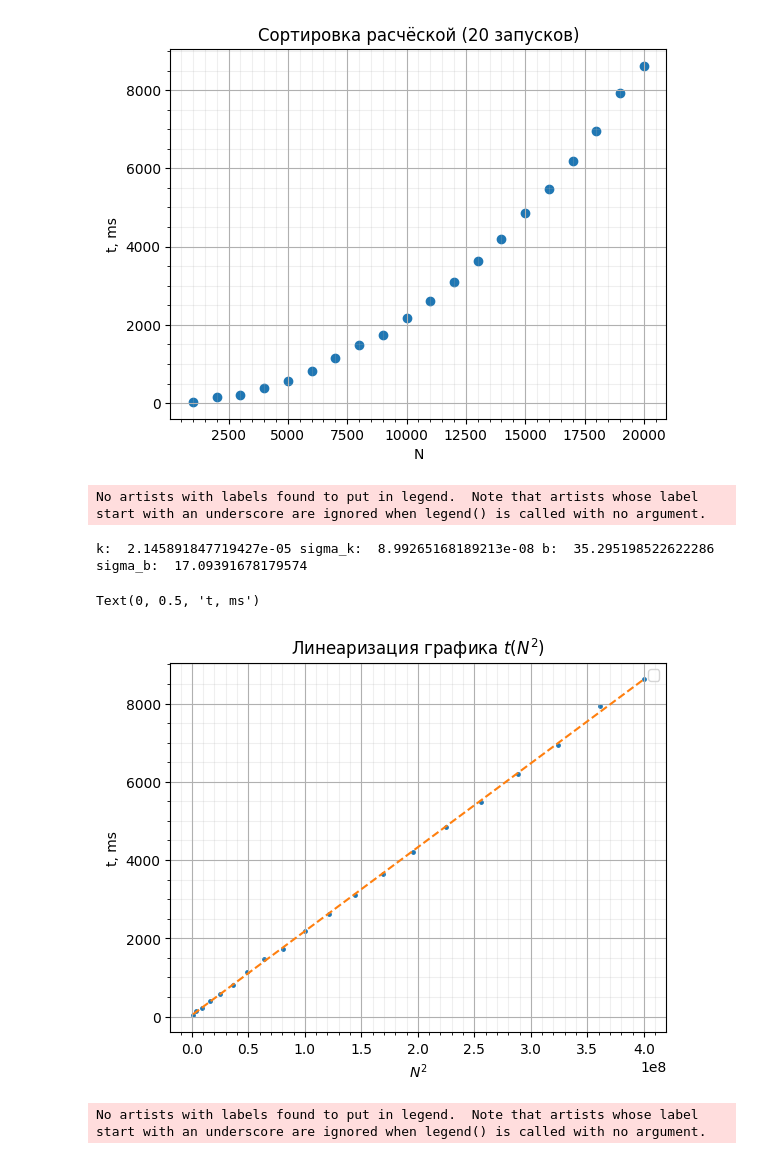
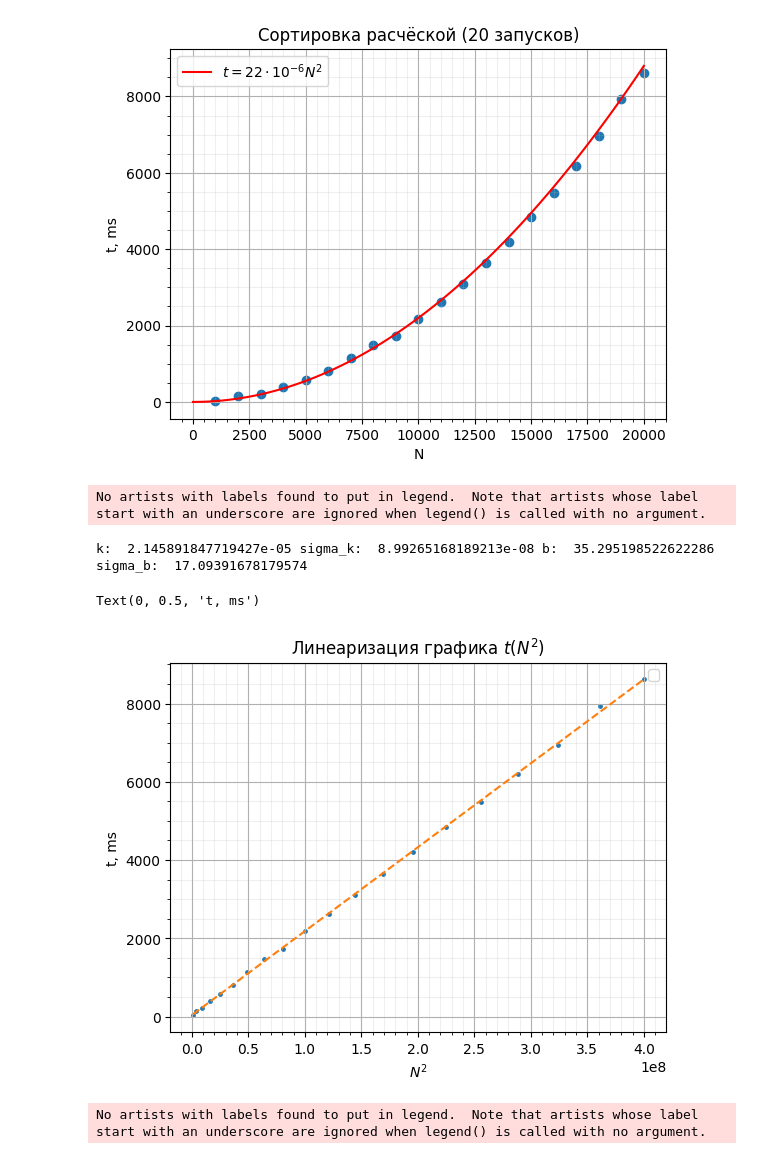
Before and after one commit to IvanKasyanov2004/C-1-term, a Jupyter notebook: lab2/2/graph.ipynb, the cells around one changed output. Cells and saved outputs as stored; diff of their text form; code cells hidden in the pictures.

Commit message:
graph edited

```diff
--- a/lab2/2/graph.ipynb
+++ b/lab2/2/graph.ipynb
@@ -52,27 +52,32 @@ def MHK2(x, y, s_y=None, s_x=None, label=None, scattercolor=None, linecolor=None
 # %%
 f1 = open('comb_sort.txt', 'r')
 lines1 = f1.readlines()
 t1 = np.array(list(map(int, lines1[0].split())))
 N1 = np.array(list(map(int, lines1[1].split())))
 plt.scatter(N1, t1)
 plt.grid(True)
 plt.minorticks_on()
 plt.grid(which = 'minor', alpha = 0.2)
 plt.title("Сортировка расчёской (20 запусков)")
 plt.xlabel("N")
 plt.ylabel("t, ms")
+
+x = np.linspace(0, 20000, 100)
+y = np.array(x ** 2) * 0.000022
+plt.plot(x,y, color = (1,0,0), label = r"$t = 22 \cdot 10^{-6} N^2$")
+plt.legend()
 plt.show()
 
 n1 = np.array(N1 ** 2)
 MHK2(n1, t1, showline=True)
 plt.grid(True)
 plt.minorticks_on()
 plt.grid(which = 'minor', alpha = 0.2)
 plt.title("Линеаризация графика $t(N^2)$")
 plt.xlabel("$N^2$")
 plt.ylabel("t, ms")
 # %% [output]
-[figure, old version]
+[figure, new version]
 No artists with labels found to put in legend.  Note that artists whose label start with an underscore are ignored when legend() is called with no argument.
 k:  2.145891847719427e-05 sigma_k:  8.99265168189213e-08 b:  35.295198522622286 sigma_b:  17.09391678179574
 Text(0, 0.5, 't, ms')
```
Also changed, not shown: 2 other files.
